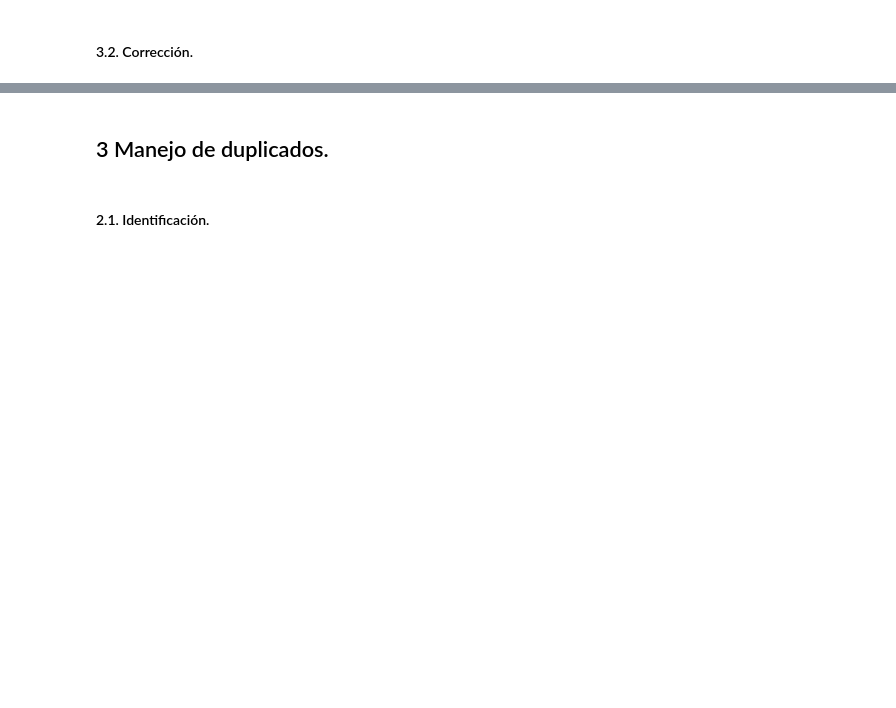
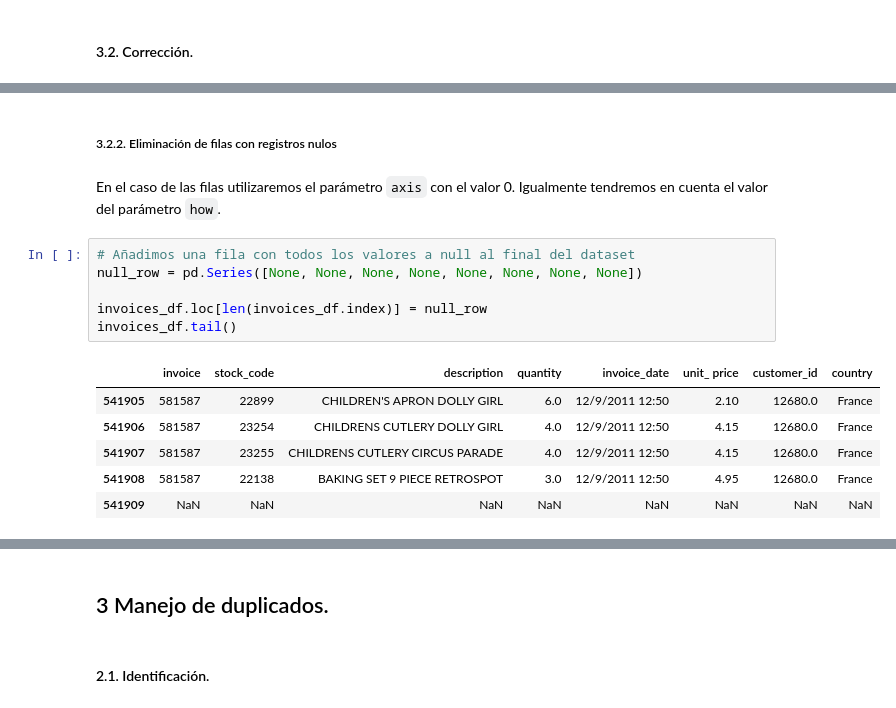
Before and after one commit to ismaelcazalilla/acceso_limpieza_datos, a Jupyter notebook: notebooks/limpieza.ipynb, the cells around one changed output, grey strips where cells are left out. Cells and saved outputs as stored; diff of their text form; blank space fills up the shorter version.

````diff
--- a/notebooks/limpieza.ipynb
+++ b/notebooks/limpieza.ipynb
@@ -189,0 +286,17 @@ invoices_df.columns.to_list()
+# %% [markdown]
+##### 3.2.2. Eliminación de filas con registros nulos
+# %% [markdown]
+En el caso de las filas utilizaremos el parámetro ```axis``` con el valor 0. Igualmente tendremos en cuenta el valor del parámetro ```how```.
+# %%
+# Añadimos una fila con todos los valores a null al final del dataset
+null_row = pd.Series([None, None, None, None, None, None, None, None])
+
+invoices_df.loc[len(invoices_df.index)] = null_row
+invoices_df.tail()
+# %% [output]
+|  | invoice | stock_code | description | quantity | invoice_date | unit_ price | customer_id | country |
+| 541905 | 581587 | 22899 | CHILDREN'S APRON DOLLY GIRL | 6.0 | 12/9/2011 12:50 | 2.10 | 12680.0 | France |
+| 541906 | 581587 | 23254 | CHILDRENS CUTLERY DOLLY GIRL | 4.0 | 12/9/2011 12:50 | 4.15 | 12680.0 | France |
+| 541907 | 581587 | 23255 | CHILDRENS CUTLERY CIRCUS PARADE | 4.0 | 12/9/2011 12:50 | 4.15 | 12680.0 | France |
+| 541908 | 581587 | 22138 | BAKING SET 9 PIECE RETROSPOT | 3.0 | 12/9/2011 12:50 | 4.95 | 12680.0 | France |
+| 541909 | NaN | NaN | NaN | NaN | NaN | NaN | NaN | NaN |
````
Also changed, not shown: parts of 21 cells of this notebook.
